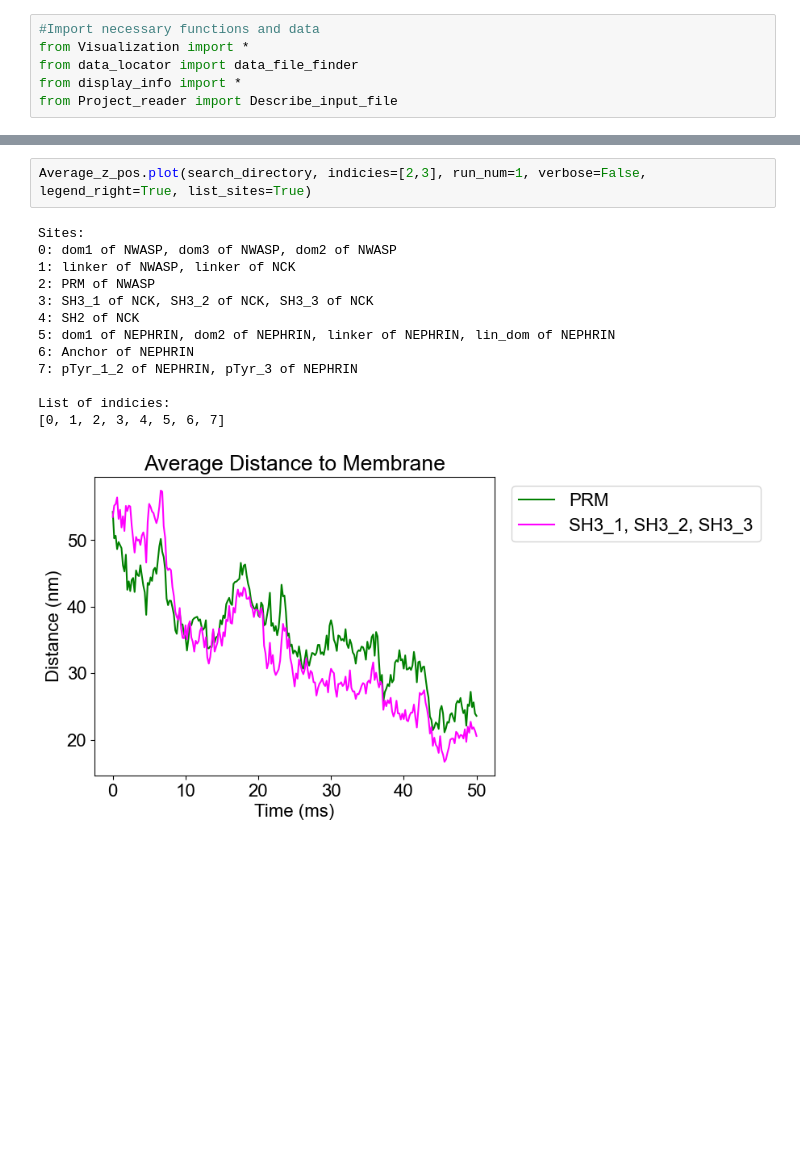
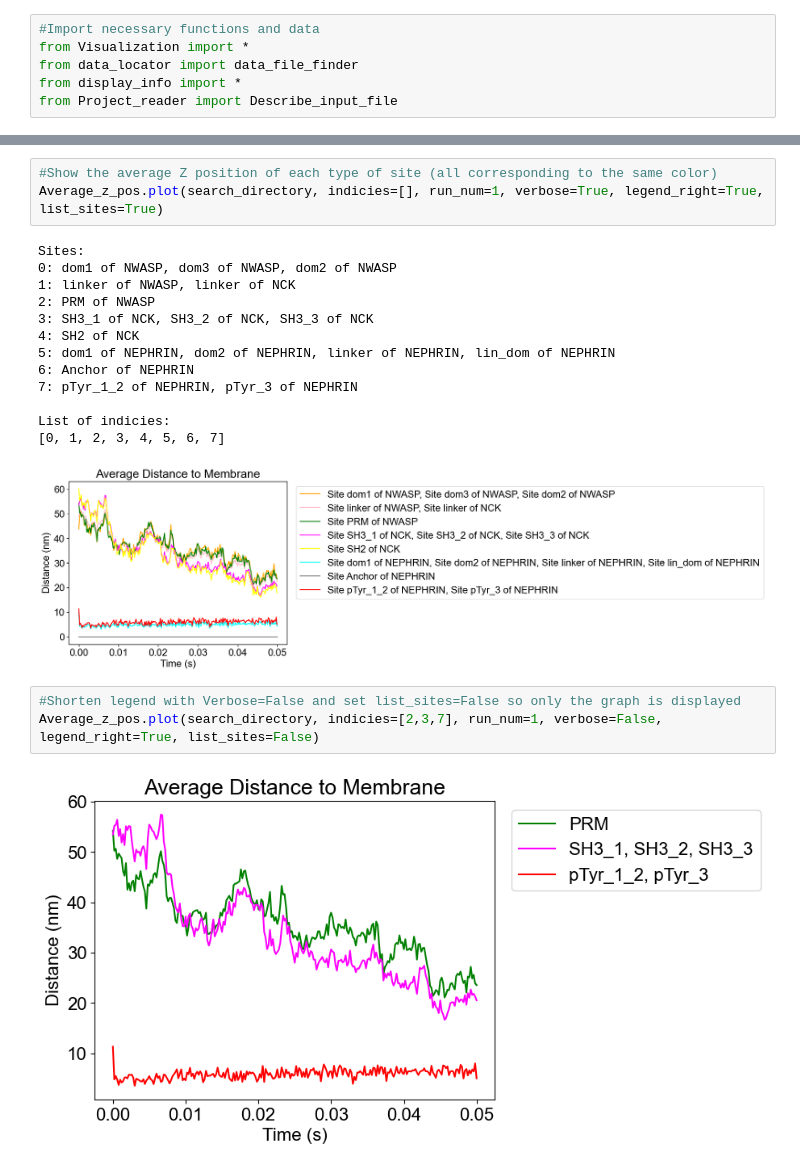
Before and after one commit to MolClustPy/SpringSaLaD-Python-Viz, a Jupyter notebook: demo.ipynb, the cells around one changed output, grey strips where cells are left out. Cells and saved outputs as stored; diff of their text form; blank space fills up the shorter version.

```diff
--- a/demo.ipynb
+++ b/demo.ipynb
@@ -92,16 +104,22 @@ Examples\Nephrin-Nck-NWasp\Final_version_test_SIMULATIONS\Simulation0_SIM_SIMULA
+# %%
+#Show the average Z position of each type of site (all corresponding to the same color)
+Average_z_pos.plot(search_directory, indicies=[], run_num=1, verbose=True, legend_right=True, list_sites=True)
+# %% [output]
+Sites:
+0: dom1 of NWASP, dom3 of NWASP, dom2 of NWASP
+1: linker of NWASP, linker of NCK
+2: PRM of NWASP
+3: SH3_1 of NCK, SH3_2 of NCK, SH3_3 of NCK
+4: SH2 of NCK
+5: dom1 of NEPHRIN, dom2 of NEPHRIN, linker of NEPHRIN, lin_dom of NEPHRIN
+6: Anchor of NEPHRIN
+7: pTyr_1_2 of NEPHRIN, pTyr_3 of NEPHRIN
+
+List of indicies:
+[0, 1, 2, 3, 4, 5, 6, 7]
+[figure, added]
 # %%
-Average_z_pos.plot(search_directory, indicies=[2,3], run_num=1, verbose=False, legend_right=True, list_sites=True)
+#Shorten legend with Verbose=False and set list_sites=False so only the graph is displayed
+Average_z_pos.plot(search_directory, indicies=[2,3,7], run_num=1, verbose=False, legend_right=True, list_sites=False)
 # %% [output]
-Sites:
-0: dom1 of NWASP, dom3 of NWASP, dom2 of NWASP
-1: linker of NWASP, linker of NCK
-2: PRM of NWASP
-3: SH3_1 of NCK, SH3_2 of NCK, SH3_3 of NCK
-4: SH2 of NCK
-5: dom1 of NEPHRIN, dom2 of NEPHRIN, linker of NEPHRIN, lin_dom of NEPHRIN
-6: Anchor of NEPHRIN
-7: pTyr_1_2 of NEPHRIN, pTyr_3 of NEPHRIN
-
-List of indicies:
-[0, 1, 2, 3, 4, 5, 6, 7]
-[figure, old version]
+[figure, new version]
```
Also changed, not shown: parts of 11 cells of this notebook, 13 other files.
